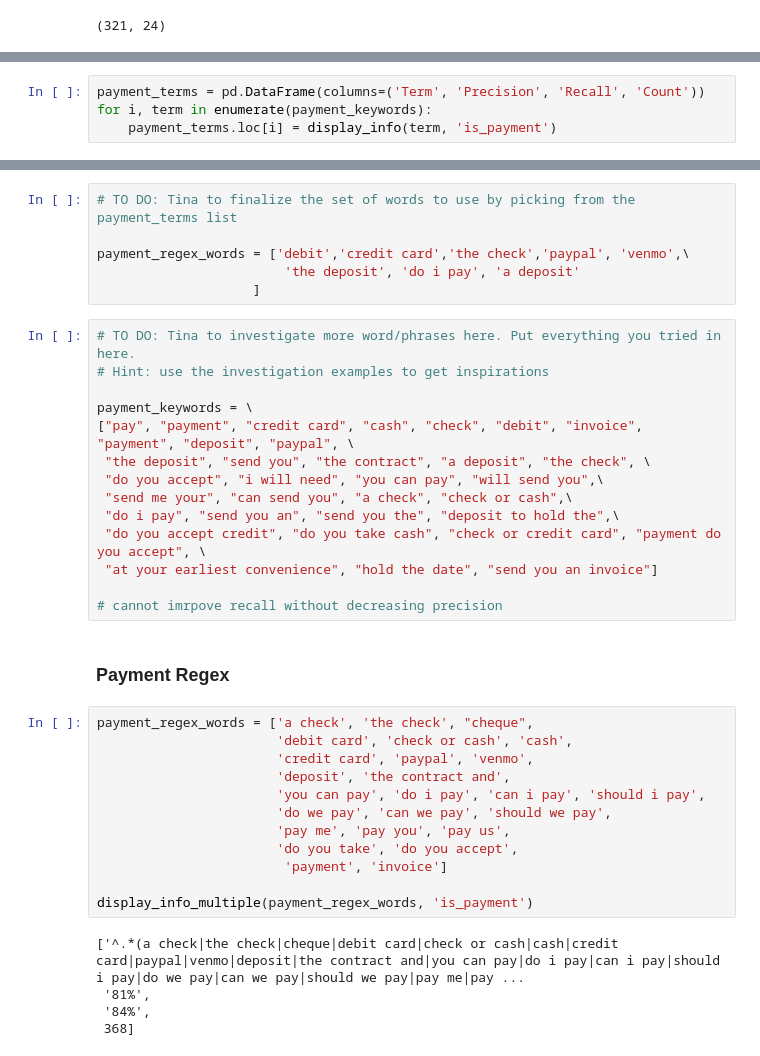
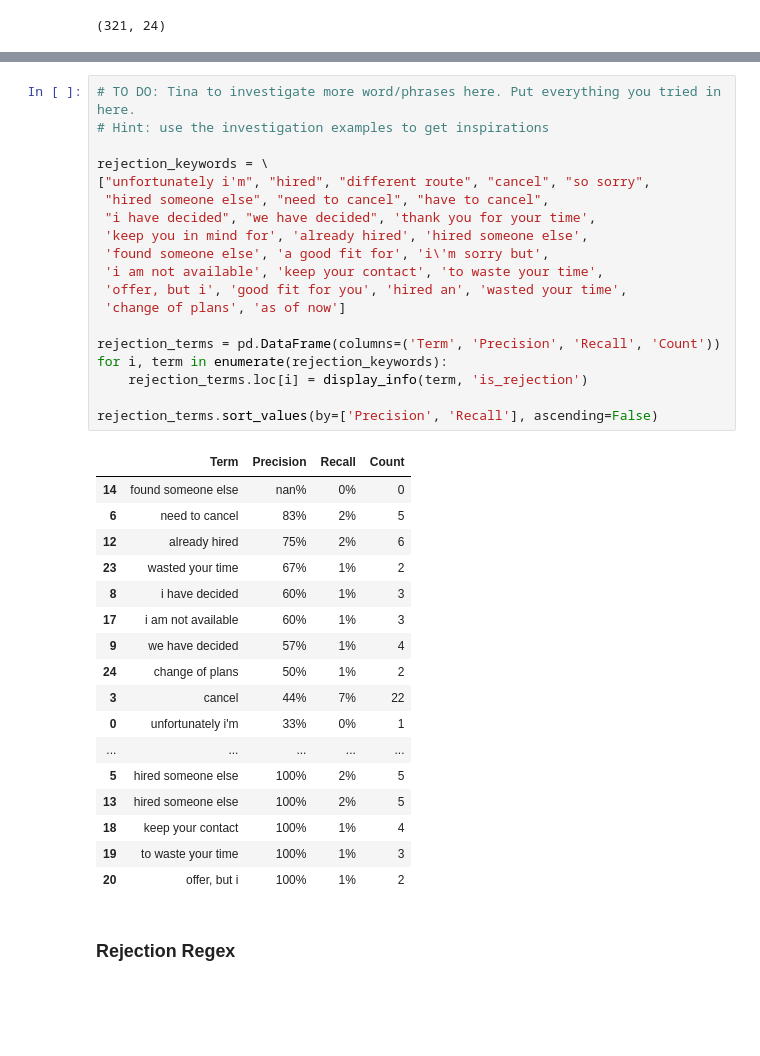
Before and after one commit to tackbfang/p-hire, a Jupyter notebook: regex rules/location/Regex Analysis.ipynb, the cells around one changed output, grey strips where cells are left out. Cells and saved outputs as stored; diff of their text form; blank space fills up the shorter version.

```diff
--- a/regex rules/location/Regex Analysis.ipynb
+++ b/regex rules/location/Regex Analysis.ipynb
@@ -599,4 +664,0 @@ rejection_keywords = \
-# %%
-payment_terms = pd.DataFrame(columns=('Term', 'Precision', 'Recall', 'Count'))
-for i, term in enumerate(payment_keywords):
-    payment_terms.loc[i] = display_info(term, 'is_payment')
@@ -623,39 +665,39 @@ payment_terms.sort_values(by=['Precision', 'Recall'], ascending=False)
-# %%
-# TO DO: Tina to finalize the set of words to use by picking from the payment_terms list
-
-payment_regex_words = ['debit','credit card','the check','paypal', 'venmo',\
-                        'the deposit', 'do i pay', 'a deposit'
-                    ]
-# %%
-# TO DO: Tina to investigate more word/phrases here. Put everything you tried in here.
-# Hint: use the investigation examples to get inspirations
-
-payment_keywords = \
-["pay", "payment", "credit card", "cash", "check", "debit", "invoice", "payment", "deposit", "paypal", \
- "the deposit", "send you", "the contract", "a deposit", "the check", \
- "do you accept", "i will need", "you can pay", "will send you",\
- "send me your", "can send you", "a check", "check or cash",\
- "do i pay", "send you an", "send you the", "deposit to hold the",\
- "do you accept credit", "do you take cash", "check or credit card", "payment do you accept", \
- "at your earliest convenience", "hold the date", "send you an invoice"]
-
-# cannot imrpove recall without decreasing precision
+# %%
+# TO DO: Tina to investigate more word/phrases here. Put everything you tried in here.
+# Hint: use the investigation examples to get inspirations
+
+rejection_keywords = \
+["unfortunately i'm", "hired", "different route", "cancel", "so sorry",
+ "hired someone else", "need to cancel", "have to cancel",
+ "i have decided", "we have decided", 'thank you for your time',
+ 'keep you in mind for', 'already hired', 'hired someone else',
+ 'found someone else', 'a good fit for', 'i\'m sorry but',
+ 'i am not available', 'keep your contact', 'to waste your time',
+ 'offer, but i', 'good fit for you', 'hired an', 'wasted your time',
+ 'change of plans', 'as of now']
+
+rejection_terms = pd.DataFrame(columns=('Term', 'Precision', 'Recall', 'Count'))
+for i, term in enumerate(rejection_keywords):
+    rejection_terms.loc[i] = display_info(term, 'is_rejection')
+
+rejection_terms.sort_values(by=['Precision', 'Recall'], ascending=False)
+# %% [output]
+|  | Term | Precision | Recall | Count |
+| 14 | found someone else | nan% | 0% | 0 |
+| 6 | need to cancel | 83% | 2% | 5 |
+| 12 | already hired | 75% | 2% | 6 |
+| 23 | wasted your time | 67% | 1% | 2 |
+| 8 | i have decided | 60% | 1% | 3 |
+| 17 | i am not available | 60% | 1% | 3 |
+| 9 | we have decided | 57% | 1% | 4 |
+| 24 | change of plans | 50% | 1% | 2 |
+| 3 | cancel | 44% | 7% | 22 |
+| 0 | unfortunately i'm | 33% | 0% | 1 |
+| ... | ... | ... | ... | ... |
+| 5 | hired someone else | 100% | 2% | 5 |
+| 13 | hired someone else | 100% | 2% | 5 |
+| 18 | keep your contact | 100% | 1% | 4 |
+| 19 | to waste your time | 100% | 1% | 3 |
+| 20 | offer, but i | 100% | 1% | 2 |
 # %% [markdown]
-### Payment Regex
+### Rejection Regex
-# %%
-payment_regex_words = ['a check', 'the check', "cheque",
-                       'debit card', 'check or cash', 'cash',
-                       'credit card', 'paypal', 'venmo',
-                       'deposit', 'the contract and',
-                       'you can pay', 'do i pay', 'can i pay', 'should i pay',
-                       'do we pay', 'can we pay', 'should we pay',
-                       'pay me', 'pay you', 'pay us',
-                       'do you take', 'do you accept',
-                        'payment', 'invoice']
-
-display_info_multiple(payment_regex_words, 'is_payment')
-# %% [output]
-['^.*(a check|the check|cheque|debit card|check or cash|cash|credit card|paypal|venmo|deposit|the contract and|you can pay|do i pay|can i pay|should i pay|do we pay|can we pay|should we pay|pay me|pay ...
- '81%',
- '84%',
- 368]
```
Also changed, not shown: parts of 29 cells of this notebook, 4 other files.
